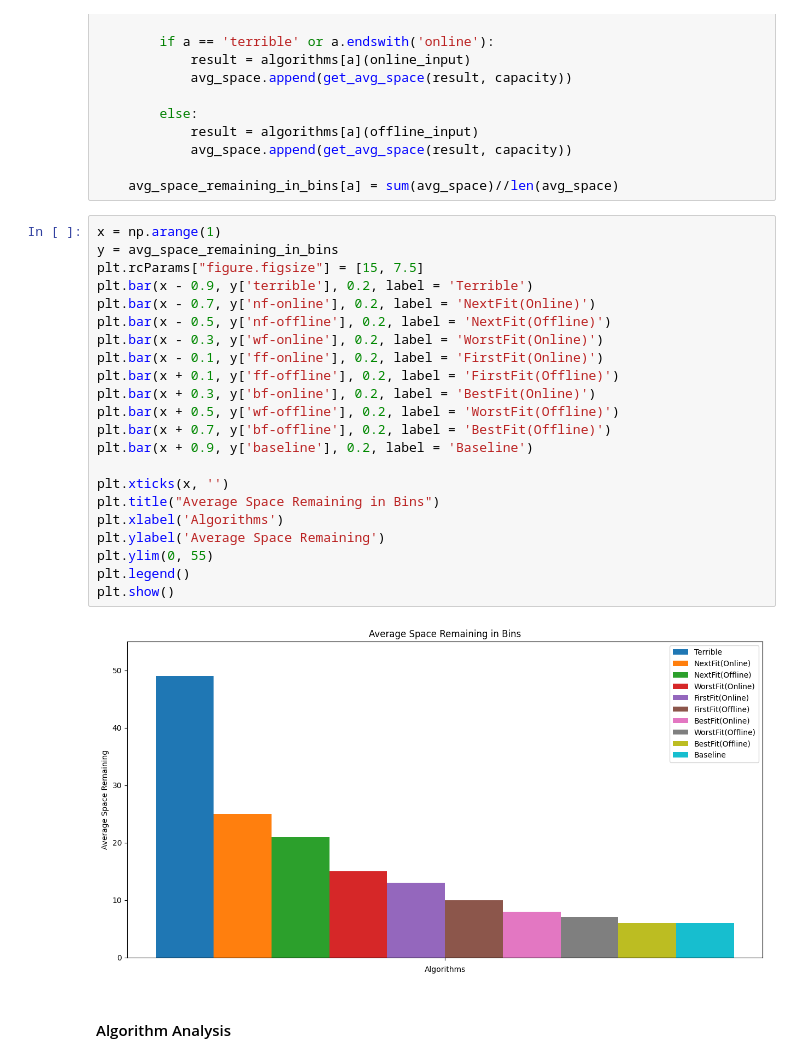
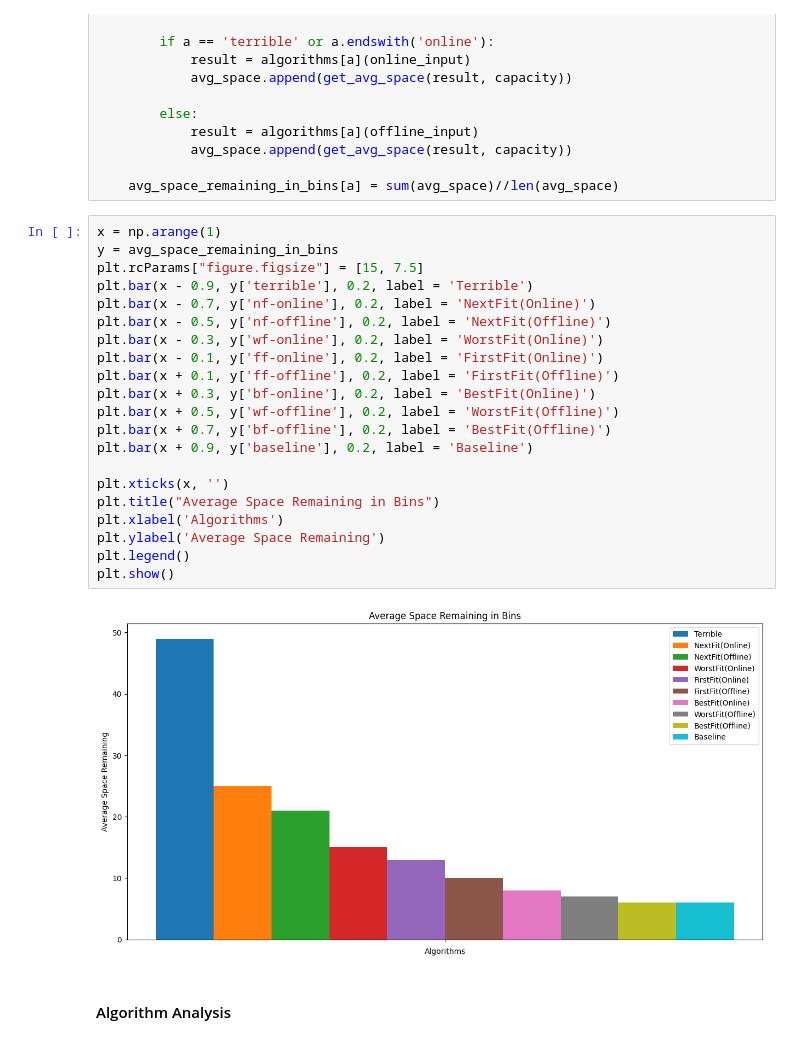
Before and after one commit to adampodolak/Bin-Packing-Lab, a Jupyter notebook: report.ipynb, the cells around one changed output. Cells and saved outputs as stored; diff of their text form.

```diff
--- a/report.ipynb
+++ b/report.ipynb
@@ -261,27 +270,26 @@ for a in algorithms:
 # %%
 x = np.arange(1)
 y = avg_space_remaining_in_bins
 plt.rcParams["figure.figsize"] = [15, 7.5]
 plt.bar(x - 0.9, y['terrible'], 0.2, label = 'Terrible')
 plt.bar(x - 0.7, y['nf-online'], 0.2, label = 'NextFit(Online)')
 plt.bar(x - 0.5, y['nf-offline'], 0.2, label = 'NextFit(Offline)')
 plt.bar(x - 0.3, y['wf-online'], 0.2, label = 'WorstFit(Online)')
 plt.bar(x - 0.1, y['ff-online'], 0.2, label = 'FirstFit(Online)')
 plt.bar(x + 0.1, y['ff-offline'], 0.2, label = 'FirstFit(Offline)')
 plt.bar(x + 0.3, y['bf-online'], 0.2, label = 'BestFit(Online)')
 plt.bar(x + 0.5, y['wf-offline'], 0.2, label = 'WorstFit(Offline)')
 plt.bar(x + 0.7, y['bf-offline'], 0.2, label = 'BestFit(Offline)')
 plt.bar(x + 0.9, y['baseline'], 0.2, label = 'Baseline')
 
 plt.xticks(x, '')
 plt.title("Average Space Remaining in Bins")
 plt.xlabel('Algorithms')
 plt.ylabel('Average Space Remaining')
-plt.ylim(0, 55)
 plt.legend()
 plt.show()
 # %% [output]
-[figure, old version]
+[figure, new version]
 # %% [markdown]
 #### Algorithm Analysis
 # %% [markdown]
```
Also changed, not shown: parts of 17 cells of this notebook, 1 other file.
